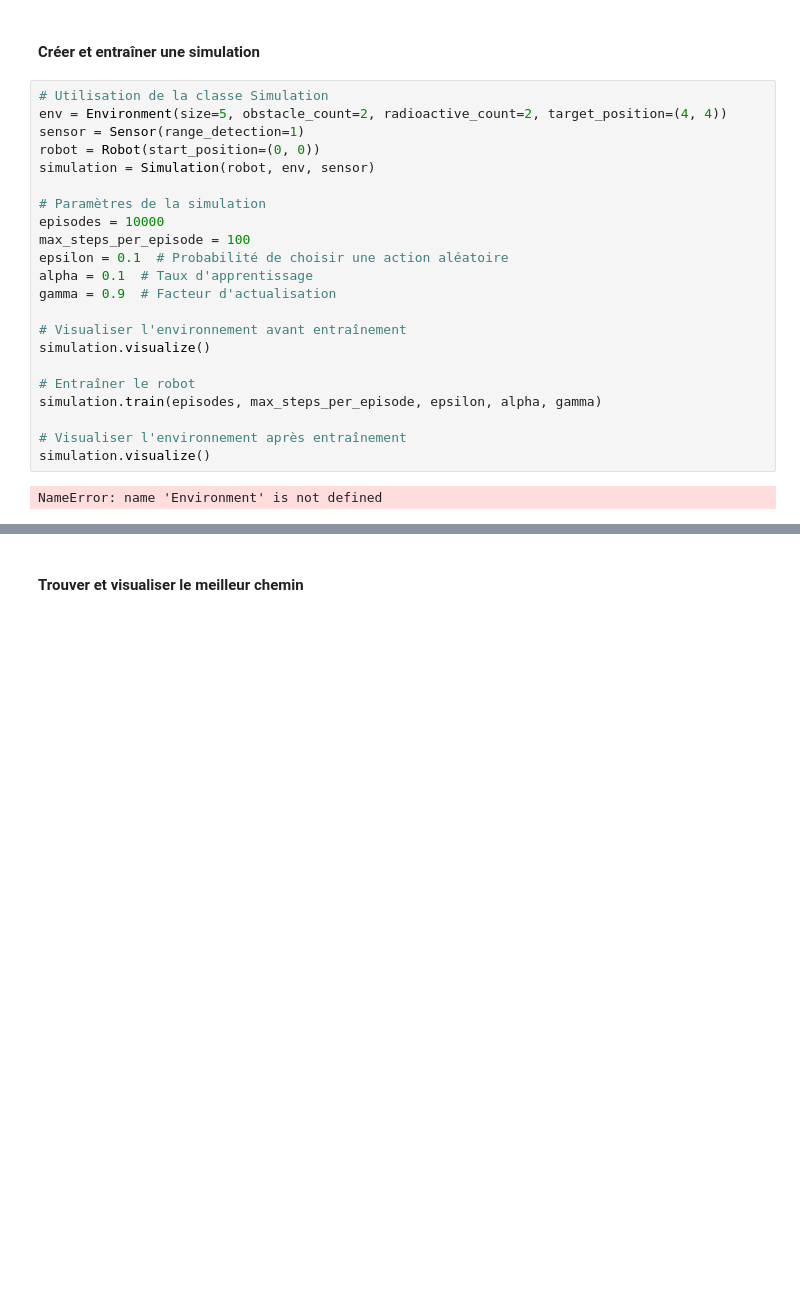
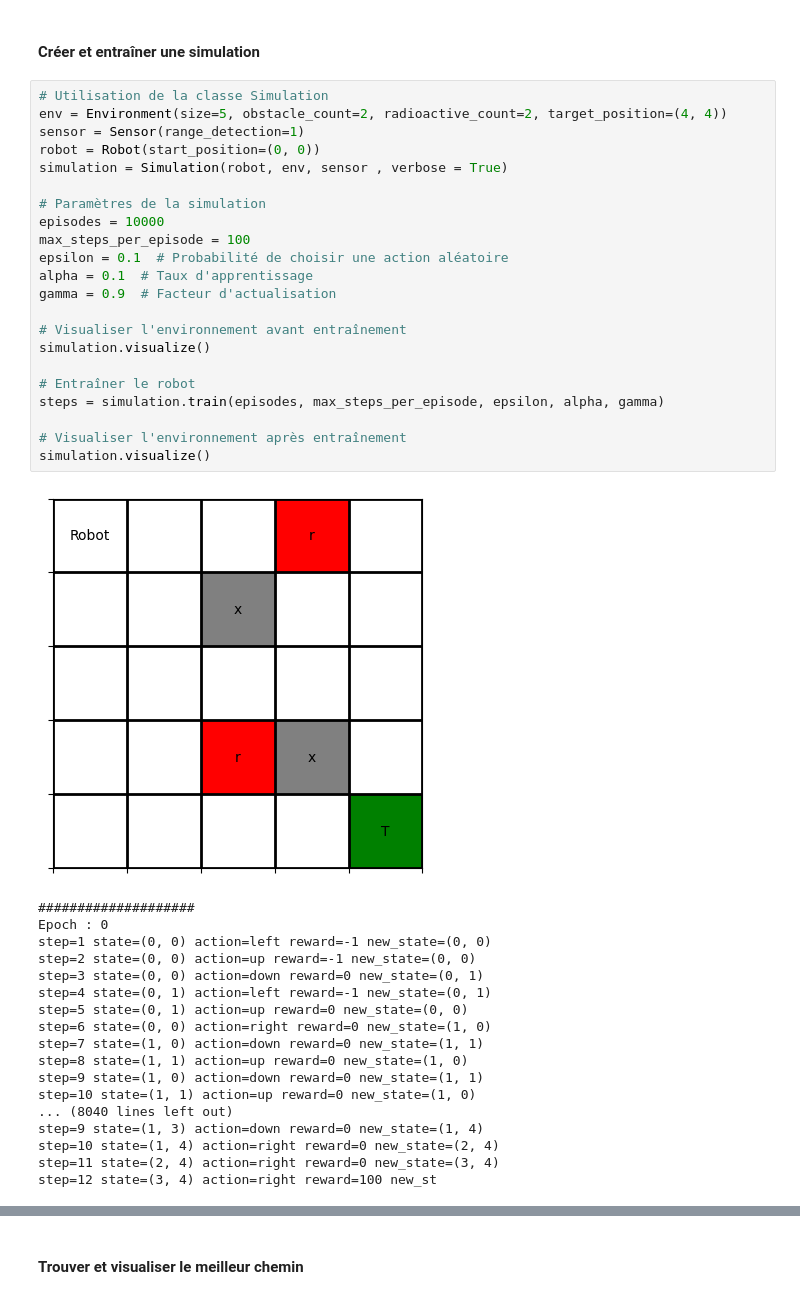
Before and after one commit to Zezinoo/tp_python_ia, a Jupyter notebook: tp9/tp_ia_qlearning.ipynb, the cells around one changed output, grey strips where cells are left out. Drawn from its saved outputs; the diff is of its cells as text; blank space fills up the shorter version.

```diff
--- a/tp9/tp_ia_qlearning.ipynb
+++ b/tp9/tp_ia_qlearning.ipynb
@@ -867,24 +1151,41 @@ class Simulation:
 # %%
 # Utilisation de la classe Simulation
 env = Environment(size=5, obstacle_count=2, radioactive_count=2, target_position=(4, 4))
 sensor = Sensor(range_detection=1)
 robot = Robot(start_position=(0, 0))
-simulation = Simulation(robot, env, sensor)
+simulation = Simulation(robot, env, sensor , verbose = True)
 
 # Paramètres de la simulation
 episodes = 10000
 max_steps_per_episode = 100
 epsilon = 0.1  # Probabilité de choisir une action aléatoire
 alpha = 0.1  # Taux d'apprentissage
 gamma = 0.9  # Facteur d'actualisation
 
 # Visualiser l'environnement avant entraînement
 simulation.visualize()
 
 # Entraîner le robot
-simulation.train(episodes, max_steps_per_episode, epsilon, alpha, gamma)
+steps = simulation.train(episodes, max_steps_per_episode, epsilon, alpha, gamma)
 
 # Visualiser l'environnement après entraînement
 simulation.visualize()
 # %% [output]
+[figure, added]
-NameError: name 'Environment' is not defined
+####################
+Epoch : 0
+step=1 state=(0, 0) action=left reward=-1 new_state=(0, 0)
+step=2 state=(0, 0) action=up reward=-1 new_state=(0, 0)
+step=3 state=(0, 0) action=down reward=0 new_state=(0, 1)
+step=4 state=(0, 1) action=left reward=-1 new_state=(0, 1)
+step=5 state=(0, 1) action=up reward=0 new_state=(0, 0)
+step=6 state=(0, 0) action=right reward=0 new_state=(1, 0)
+step=7 state=(1, 0) action=down reward=0 new_state=(1, 1)
+step=8 state=(1, 1) action=up reward=0 new_state=(1, 0)
+step=9 state=(1, 0) action=down reward=0 new_state=(1, 1)
+step=10 state=(1, 1) action=up reward=0 new_state=(1, 0)
+... (8040 lines left out)
+step=9 state=(1, 3) action=down reward=0 new_state=(1, 4)
+step=10 state=(1, 4) action=right reward=0 new_state=(2, 4)
+step=11 state=(2, 4) action=right reward=0 new_state=(3, 4)
+step=12 state=(3, 4) action=right reward=100 new_st
```
Also changed, not shown: parts of 13 cells of this notebook, 3 other files.
